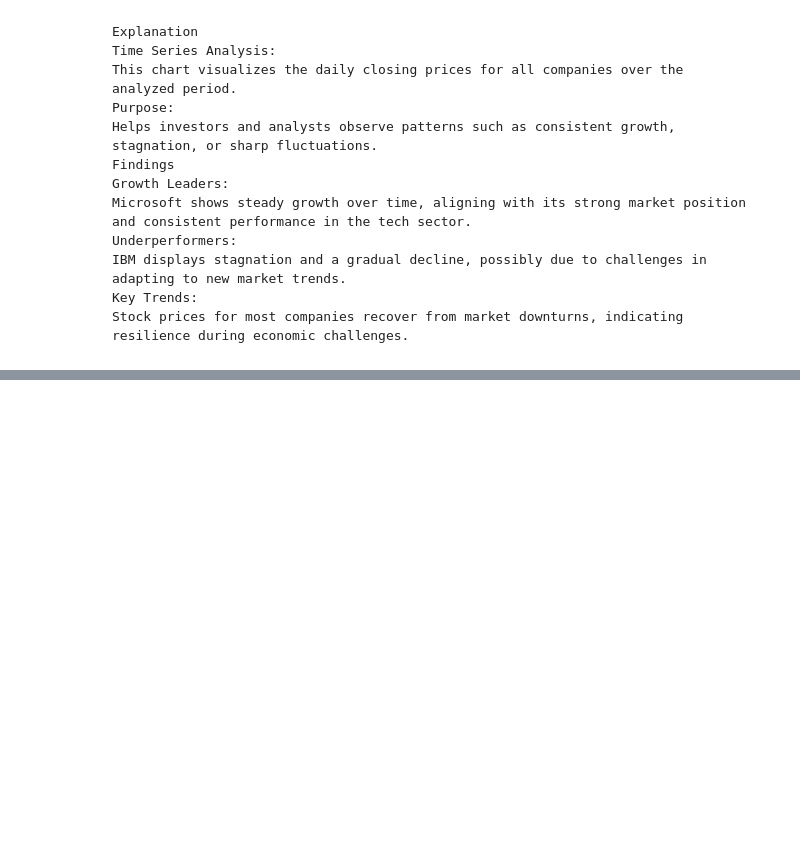
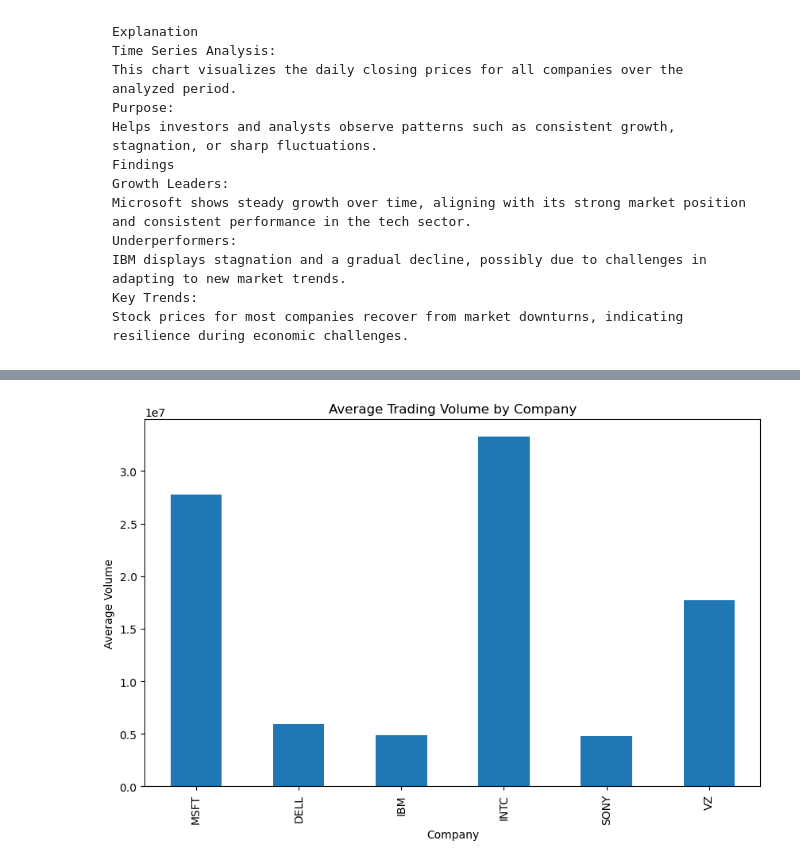
Before and after one commit to AnshumanTiwary35canada/CMSC_6950_project, a Jupyter notebook: Final project .ipynb, the cells around one changed output, grey strips where cells are left out. Saved outputs shown, nothing was run; the diff lists cells and outputs as text; code cells hidden in the pictures; blank space fills up the shorter version.

Commit message:
Trading volume Insights and trends, peformance comparision, correlation Analysis,Senssitivity, best and worst price change, and price and volume relationships

```diff
--- a/Final project .ipynb
+++ b/Final project .ipynb
@@ -146,0 +151,9 @@ Stock prices for most companies recover from market downturns, indicating resili
+# %%
+# Compute average trading volume
+average_volume = merged_data.filter(like="_Volume").mean().rename(lambda x: x.replace("_Volume", ""))
+average_volume.plot(kind='bar', figsize=(10, 6), title="Average Trading Volume by Company")
+plt.ylabel("Average Volume")
+plt.xlabel("Company")
+plt.show()
+# %% [output]
+[figure, added]
```
Also changed, not shown: parts of 21 cells of this notebook.
